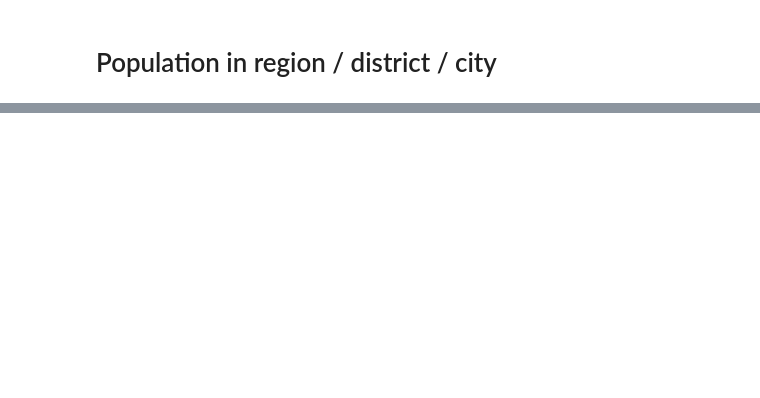
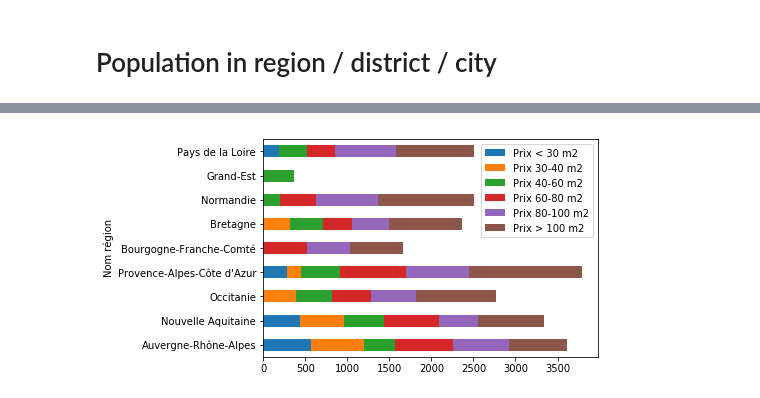
Before and after one commit to Durassel/Big-data-project, a Jupyter notebook: Project.ipynb, the cells around one changed output, grey strips where cells are left out. Drawn from its saved outputs; the diff is of its cells as text; code cells hidden in the pictures; blank space fills up the shorter version.

```diff
--- a/Project.ipynb
+++ b/Project.ipynb
@@ -431,0 +409,19 @@ region_population
+# %%
+tmp = electricity.drop_duplicates(['Nom commune', 'Nom département', 'Nom région'])
+total_population = tmp['Nombre d\'habitants'].sum(axis=0)
+
+region_population = pd.DataFrame(columns=['Nom région', 'Nombre d\'habitants'])
+region_population['Nom région'] = electricity['Nom région'].unique()
+for index, row in region_population.iterrows():
+    region_population.loc[index, 'Nombre d\'habitants'] = tmp.loc[tmp['Nom région'] == region_population.loc[index, 'Nom région'], 'Nombre d\'habitants'].sum(axis=0)
+region_population = region_population.set_index('Nom région')
+region_population
+
+departement_population = pd.DataFrame(columns=['Nom département', 'Nombre d\'habitants'])
+departement_population['Nom département'] = electricity['Nom département'].unique()
+for index, row in departement_population.iterrows():
+    departement_population.loc[index, 'Nombre d\'habitants'] = tmp.loc[tmp['Nom département'] == departement_population.loc[index, 'Nom département'], 'Nombre d\'habitants'].sum(axis=0)
+#departement_population
+
+ax1 = plt.subplot(121, aspect='equal')
+region_population.plot(kind='pie', y='Nombre d\'habitants', ax=ax1, labels=region_population.index, legend = False, fontsize=8)
@@ -431,0 +430,70 @@ region_population
+# %%
+%matplotlib inline
+space=pd.DataFrame(columns=['Nom commune','Prix < 30 m2','Prix 30-40 m2','Prix 40-60 m2','Prix 60-80 m2','Prix 80-100 m2','Prix > 100 m2'])
+space['Nom commune']=merging['Nom commune']
+space['Nom département']=merging['Nom département']
+space['Nom région']=merging['Nom région']
+#space['Superficie des logements < 30 m2']=merging['Superficie des logements < 30 m2']
+#space['Superficie des logements 30 à 40 m2']=merging['Superficie des logements 30 à 40 m2']
+#space['Superficie des logements 40 à 60 m2']=merging['Superficie des logements 40 à 60 m2']
+#space['Superficie des logements 60 à 80 m2']=merging['Superficie des logements 60 à 80 m2']
+#space['Superficie des logements 80 à 100 m2']=merging['Superficie des logements 80 à 100 m2']
+#space['Superficie des logements > 100 m2']=merging['Superficie des logements > 100 m2']
+space['Surface']=merging['Surface']
+
+space['Prix']=merging['Prix']
+space=space.drop_duplicates()
+space['Surface']=pd.to_numeric(space['Surface'])
+space['Prix']=pd.to_numeric(space['Prix'])
+
+
+for index,row in space.iterrows():
+    tmp=space.loc[space['Nom commune']==space.loc[index,'Nom commune']]
+    tmpP=tmp.loc[tmp['Surface']<30]
+    space.loc[index,'Prix < 30']=tmpP["Prix"].mean()
+
+    tmpP=tmp.loc[(tmp['Surface']>=30) & (tmp['Surface']<40)]
+    space.loc[index,'Prix 30-40']=tmpP["Prix"].mean()
+
+    tmpP=tmp.loc[(tmp['Surface']>=40) & (tmp['Surface']<60)]
+    space.loc[index,'Prix 40-60']=tmpP["Prix"].mean()
+
+
+    tmpP=tmp.loc[(tmp['Surface']>=60) & (tmp['Surface']<80)]
+    space.loc[index,'Prix 60-80']=tmpP["Prix"].mean()
+
+    tmpP=tmp.loc[(tmp['Surface']>=80) & (tmp['Surface']<100)]
+    space.loc[index,'Prix 80-100']=tmpP["Prix"].mean()
+
+    tmpP=tmp.loc[tmp['Surface']>=100]
+    space.loc[index,'Prix > 100']=tmpP["Prix"].mean()
+space=space.drop(['Prix'],axis=1)
+space=space.drop(['Surface'],axis=1)
+space=space.drop_duplicates()
+spaceR=space.drop(['Nom commune'],axis=1)
+spaceR=spaceR.drop(['Nom département'],axis=1)
+
+for index,row in spaceR.iterrows():
+    tmp=spaceR.loc[spaceR['Nom région']==spaceR.loc[index,'Nom région']]
+    spaceR.loc[index,'Prix < 30 m2']=tmp['Prix < 30'].mean()
+    spaceR.loc[index,'Prix 30-40 m2']=tmp['Prix 30-40'].mean()
+    spaceR.loc[index,'Prix 40-60 m2']=tmp['Prix 40-60'].mean()
+    spaceR.loc[index,'Prix 60-80 m2']=tmp['Prix 60-80'].mean()
+    spaceR.loc[index,'Prix 80-100 m2']=tmp['Prix 80-100'].mean()
+    spaceR.loc[index,'Prix > 100 m2']=tmp['Prix > 100'].mean()
+
+spaceR=spaceR.drop("Prix < 30",axis=1)
+spaceR=spaceR.drop("Prix 30-40",axis=1)
+spaceR=spaceR.drop("Prix 40-60",axis=1)
+spaceR=spaceR.drop("Prix 60-80",axis=1)
+spaceR=spaceR.drop("Prix 80-100",axis=1)
+spaceR=spaceR.drop("Prix > 100",axis=1)
+spaceR=spaceR.drop_duplicates()
+
+
+spaceR=spaceR.set_index('Nom région')
+spaceR.plot.barh(stacked=True)
+
+#spaceD=spaceD.set_index('Nom département')
+#spaceD.plot.barh(stacked=True)
+# %% [output]
@@ -431,0 +501 @@ region_population
+[figure, added]
```
Also changed, not shown: parts of 7 cells of this notebook, 2 other files.
